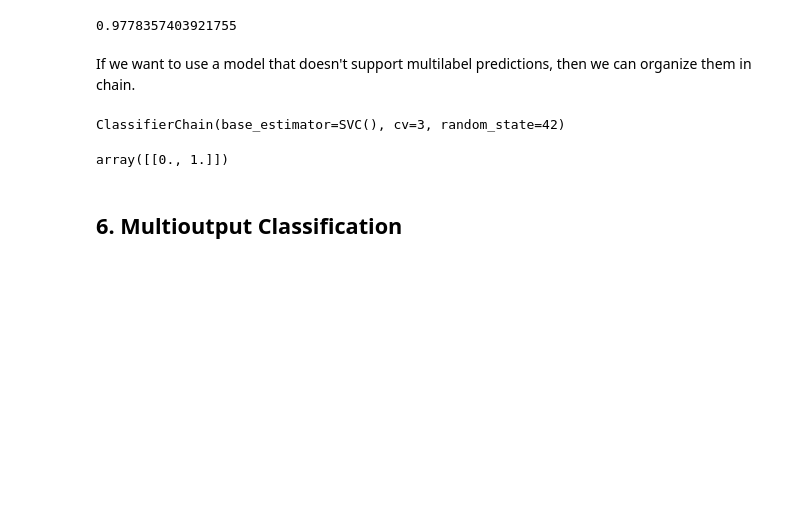
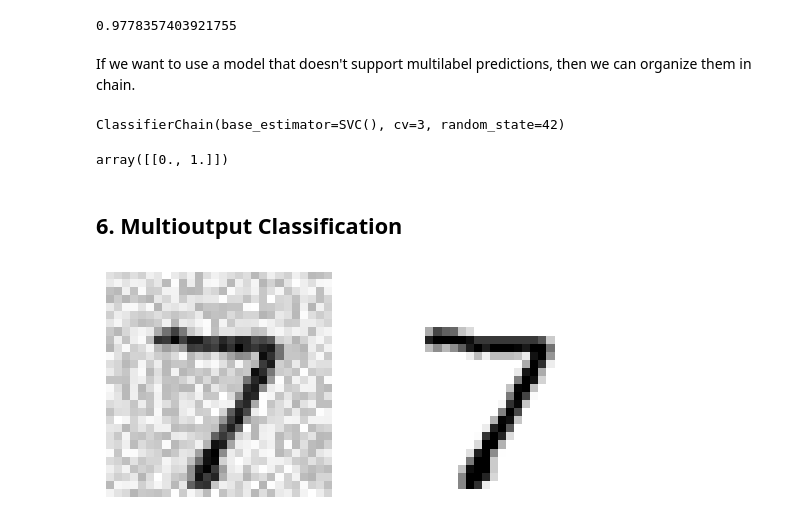
Before and after one commit to CarlossssMora/hands-on-ml-notes, a Jupyter notebook: capitulo_3/classification.ipynb, the cells around one changed output. Saved outputs shown, nothing was run; the diff lists cells and outputs as text; code cells hidden in the pictures; blank space fills up the shorter version.

```diff
--- a/capitulo_3/classification.ipynb
+++ b/capitulo_3/classification.ipynb
@@ -591,3 +591,17 @@ chain_clf.predict([some_digit])
 array([[0., 1.]])
 # %% [markdown]
 ## 6. Multioutput Classification
+# %%
+rng = np.random.default_rng(seed=42)
+noise_train = rng.integers(0, 100, (len(X_train), 784))
+X_train_mod = X_train + noise_train
+noise_test = rng.integers(0, 100, (len(X_test), 784))
+X_test_mod = X_test + noise_test
+y_train_mod = X_train
+y_test_mod = X_test
+# %%
+plt.subplot(121); plot_digit(X_test_mod[0])
+plt.subplot(122); plot_digit(y_test_mod[0])
+plt.show()
+# %% [output]
+[figure, added]
```
Also changed, not shown: parts of 1 cell of this notebook.
